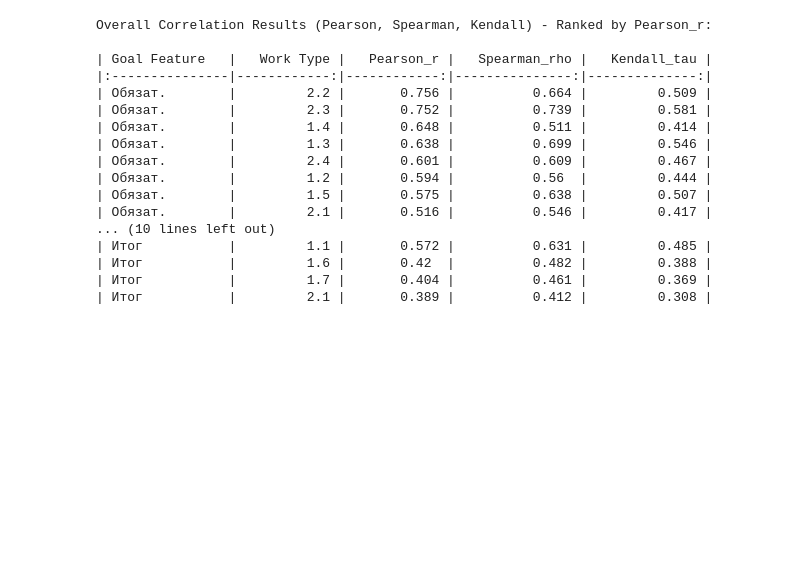
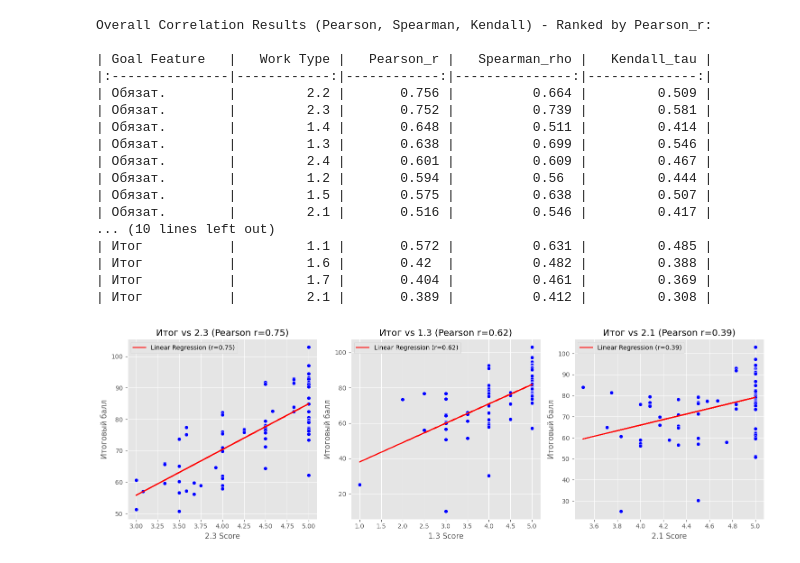
Before and after one commit to garry-nn/Education_DA, a Jupyter notebook: Part03/EDA_Lesson03.ipynb, the cells around one changed output. Cells and saved outputs as stored; diff of their text form; code cells hidden in the pictures; blank space fills up the shorter version.

```diff
--- a/Part03/EDA_Lesson03.ipynb
+++ b/Part03/EDA_Lesson03.ipynb
@@ -803,3 +759,40 @@ Overall Correlation Results (Pearson, Spearman, Kendall) - Ranked by Pearson_r:
 | Итог           |         1.6 |       0.42  |          0.482 |         0.388 |
 | Итог           |         1.7 |       0.404 |          0.461 |         0.369 |
 | Итог           |         2.1 |       0.389 |          0.412 |         0.308 |
+# %%
+import matplotlib.pyplot as plt
+import seaborn as sns
+from scipy.stats import linregress
+
+goal_feature = 'Итог'
+work_types_to_plot = ['2.3', '1.3', '2.1']
+
+plt.figure(figsize=(15, 5))
+
+for i, work_type in enumerate(work_types_to_plot):
+    # Drop NaNs for the current pair of columns
+    temp_df = df_filtered[[work_type, goal_feature]].dropna()
+
+    if len(temp_df) < 2:
+        print(f"Not enough data points for {work_type} vs {goal_feature} to plot.")
+        continue
+
+    X_plot = temp_df[work_type]
+    Y_plot = temp_df[goal_feature]
+
+    # Calculate linear regression
+    slope, intercept, r_value, p_value, std_err = linregress(X_plot, Y_plot)
+
+    plt.subplot(1, len(work_types_to_plot), i + 1)
+    sns.scatterplot(x=X_plot, y=Y_plot, c='blue')
+    plt.plot(X_plot, intercept + slope * X_plot, color='red', label=f'Linear Regression (r={r_value:.2f})')
+    plt.title(f'Итог vs {work_type} (Pearson r={r_value:.2f})')
+    plt.xlabel(f'{work_type} Score')
+    plt.ylabel('Итоговый балл')
+    plt.legend()
+    plt.grid(True)
+
+plt.tight_layout()
+plt.show()
+# %% [output]
+[figure, added]
```
Also changed, not shown: parts of 20 cells of this notebook, 1 other file.
